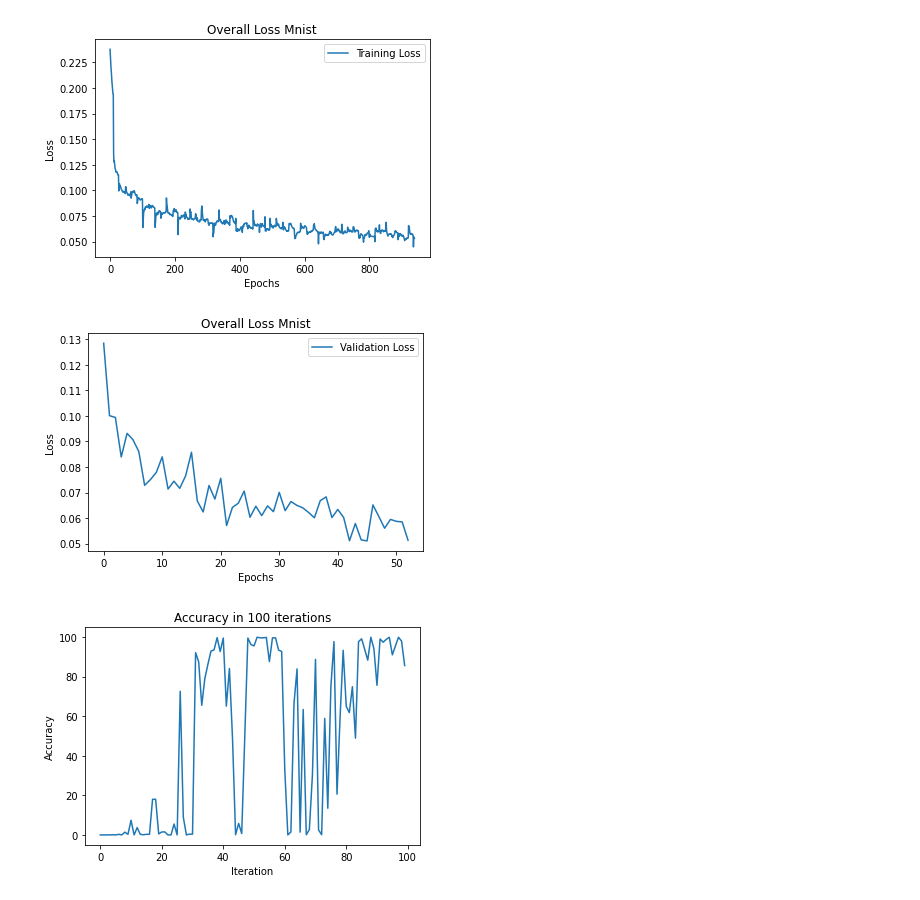
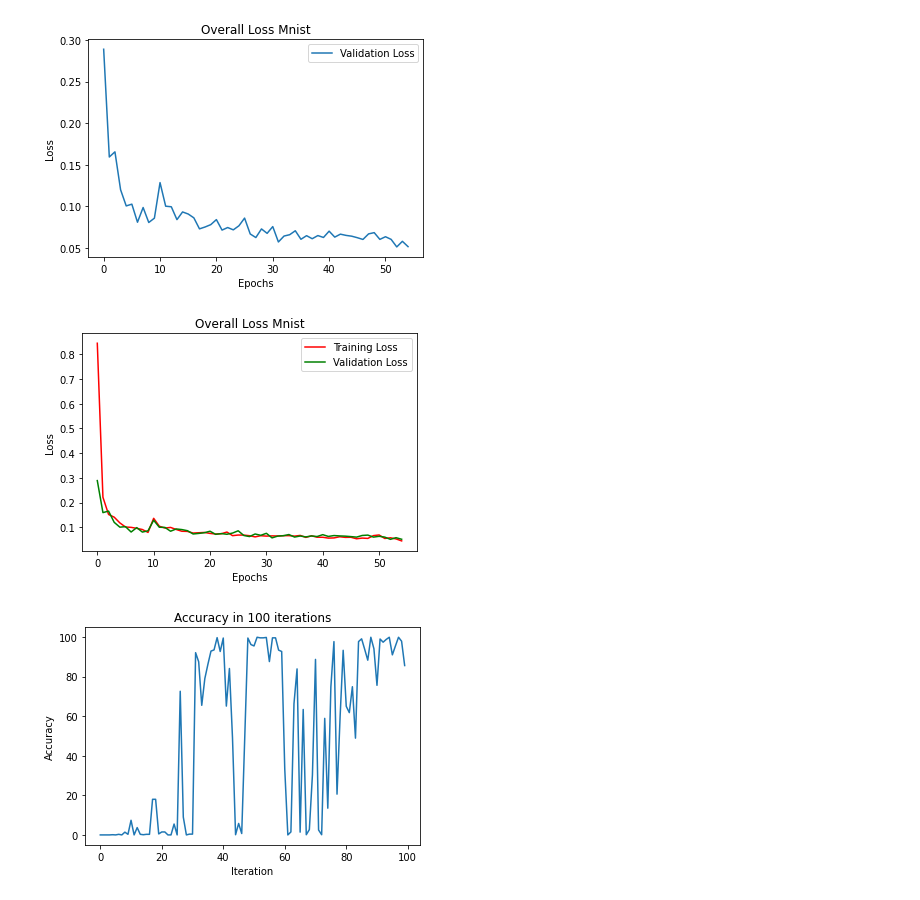
Before and after one commit to Gio200023/Continual-Learning-on-Max78000, a Jupyter notebook: python_scripts/plot_results.ipynb, the cells around one changed output. Saved outputs shown, nothing was run; the diff lists cells and outputs as text; code cells hidden in the pictures.

```diff
--- a/python_scripts/plot_results.ipynb
+++ b/python_scripts/plot_results.ipynb
@@ -92,3 +94,25 @@ mnist = pd.DataFrame(mnist_confusion_matrix, index = [i for i in "0123456789"],
 plt.figure(figsize = (10,10))
 mn = sns.heatmap(mnist, annot=True,annot_kws={"size": 10},cmap="YlGnBu")
 plt.savefig('plot_mnist_confusion_matrix.png', dpi=300)
+# %%
+"""
+Plot of training loss of the mnist model network
+"""
+
+df = pd.read_json('training_loss_mnist_complete.json')
+training_array = []
+app=0
+for i in df[2]:
+    if app%21==0:
+        training_array.append(i)
+    app+=1
+
+plot = pd.DataFrame(training_array)
+
+plt.plot(plot, label='Training Loss')
+
+plt.legend()
+plt.xlabel("Epochs")
+plt.ylabel("Loss")
+plt.title("Overall Loss Mnist")
+plt.savefig('plots/plot_training_loss_mnist.png', dpi=300)
@@ -95,37 +121,48 @@ plt.savefig('plot_mnist_confusion_matrix.png', dpi=300)
 # %%
 """
-Plot of training loss of the mnist model network
+Plot of validation loss of the mnist model network
 """
 
-df = pd.read_json('training_loss_mnist.json')
+df = pd.read_json('validation_loss_mnist_complete.json')
+
 plot = pd.DataFrame(df[2])
 
-plt.plot(plot, label='Training Loss')
+plt.plot(plot,label='Validation Loss')
 
 plt.legend()
 plt.xlabel("Epochs")
 plt.ylabel("Loss")
 plt.title("Overall Loss Mnist")
-plt.savefig('plots/plot_training_loss_mnist.png', dpi=300)
+plt.savefig('plots/plot_validation_loss_mnist.png', dpi=300)
 # %% [output]
-[figure, old version]
+[figure, new version]
 # %%
 """
-Plot of validation loss of the mnist model network
+Plot of validation loss and training loss of the mnist model network joint together
 """
+df_validation = pd.read_json('validation_loss_mnist_complete.json')
+df_training = pd.read_json('training_loss_mnist_complete.json')
+training_array = []
+app=0
+for i in df_training[2]:
+    if app%21==0:
+        training_array.append(i)
+    app+=1
 
-df = pd.read_json('validation_loss_mnist.json')
-plot = pd.DataFrame(df[2])
+plot_training = pd.DataFrame(training_array)
+plot_validation = pd.DataFrame(df_validation[2])
 
-plt.plot(plot,label='Validation Loss')
+plt.plot(plot_training, color='r',label='Training Loss')
+plt.plot(plot_validation,color='g',label='Validation Loss')
 
 plt.legend()
 plt.xlabel("Epochs")
 plt.ylabel("Loss")
 plt.title("Overall Loss Mnist")
-plt.savefig('plots/plot_validation_loss_mnist.png', dpi=300)
+plt.savefig('plots/plot_mnist_loss_training_validation.png', dpi=300)
+plt.show()
 # %% [output]
-[figure, old version]
+[figure, new version]
 # %%
 """
 Plot of time of backpropagation 100 iterations
```
Also changed, not shown: parts of 2 cells of this notebook, 51 other files.
